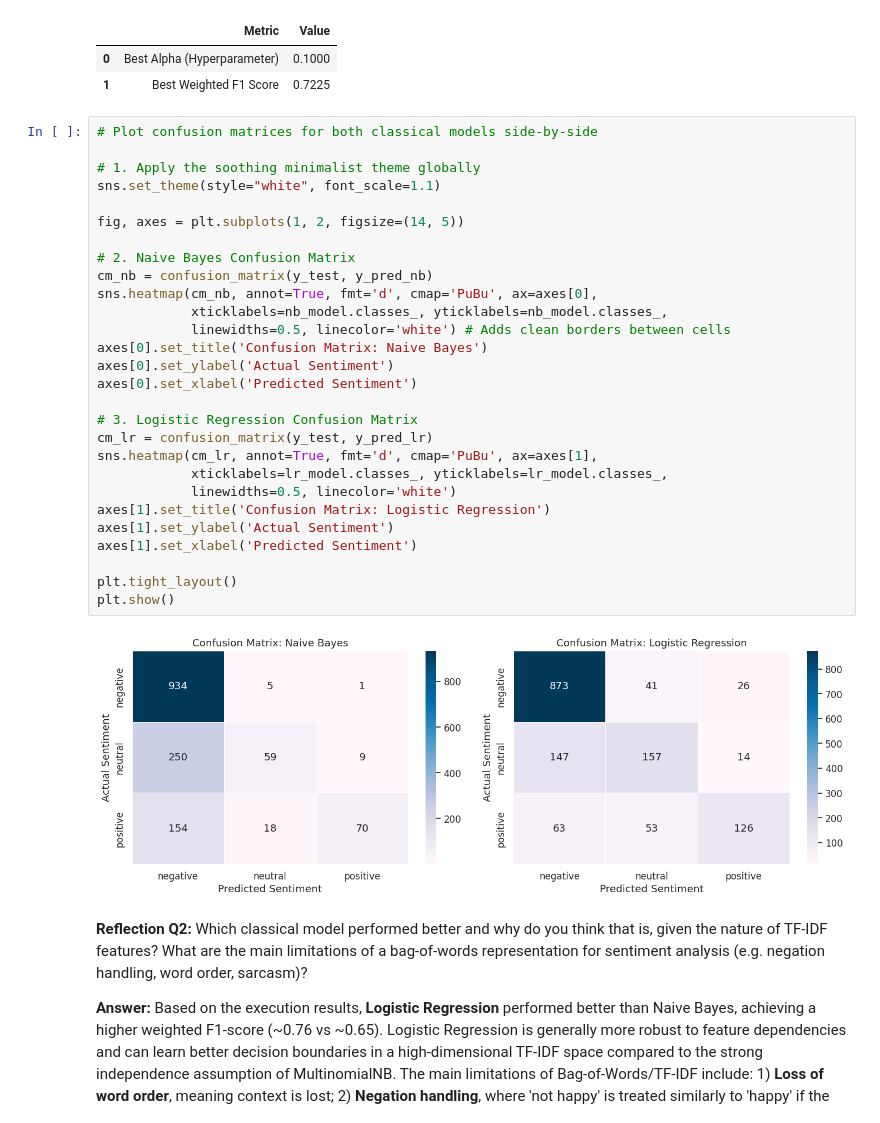
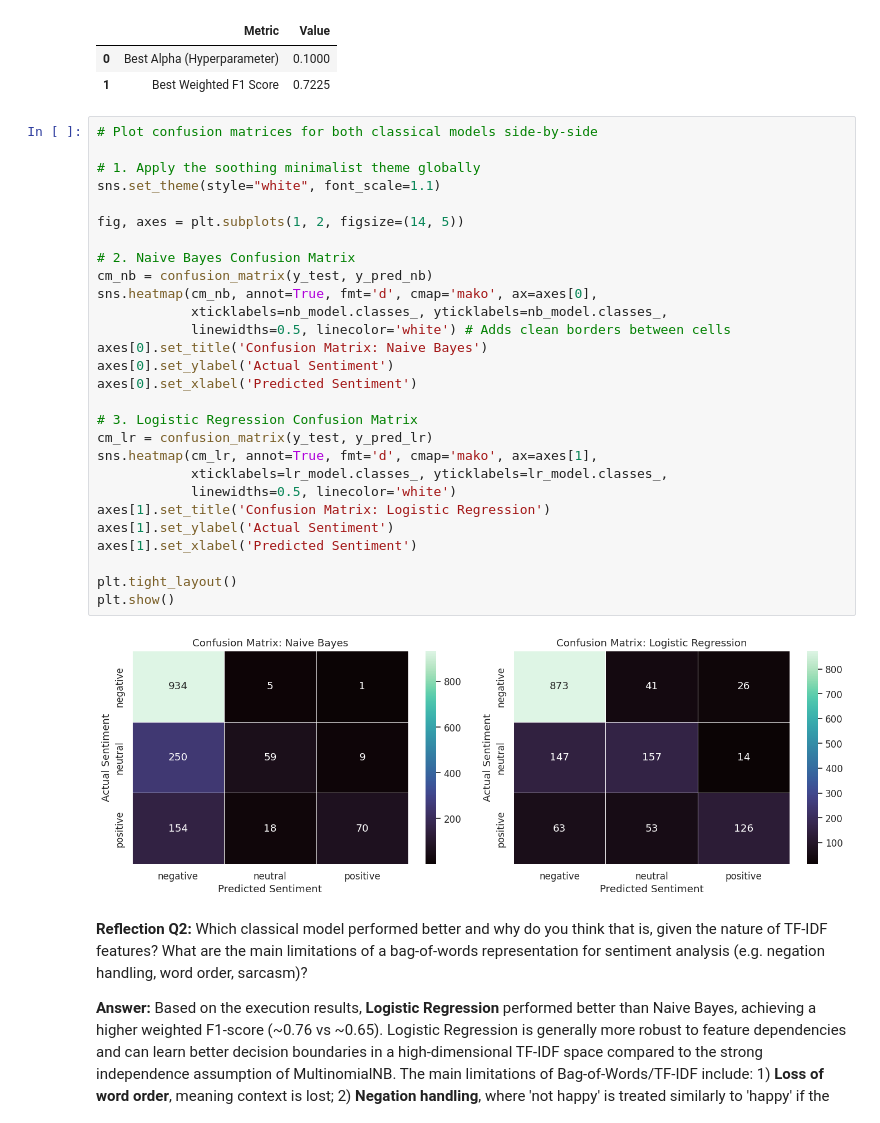
Before and after one commit to AvikRaj/sentiment-analysis-airtravel, a Jupyter notebook: sentiment-analysis.ipynb, the cells around one changed output. Cells and saved outputs as stored; diff of their text form.

```diff
--- a/sentiment-analysis.ipynb
+++ b/sentiment-analysis.ipynb
@@ -507,33 +545,33 @@ display(grid_results_df)
 # %%
 # Plot confusion matrices for both classical models side-by-side
 
 # 1. Apply the soothing minimalist theme globally
 sns.set_theme(style="white", font_scale=1.1)
 
 fig, axes = plt.subplots(1, 2, figsize=(14, 5))
 
 # 2. Naive Bayes Confusion Matrix
 cm_nb = confusion_matrix(y_test, y_pred_nb)
-sns.heatmap(cm_nb, annot=True, fmt='d', cmap='PuBu', ax=axes[0],
+sns.heatmap(cm_nb, annot=True, fmt='d', cmap='mako', ax=axes[0],
             xticklabels=nb_model.classes_, yticklabels=nb_model.classes_,
             linewidths=0.5, linecolor='white') # Adds clean borders between cells
 axes[0].set_title('Confusion Matrix: Naive Bayes')
 axes[0].set_ylabel('Actual Sentiment')
 axes[0].set_xlabel('Predicted Sentiment')
 
 # 3. Logistic Regression Confusion Matrix
 cm_lr = confusion_matrix(y_test, y_pred_lr)
-sns.heatmap(cm_lr, annot=True, fmt='d', cmap='PuBu', ax=axes[1],
+sns.heatmap(cm_lr, annot=True, fmt='d', cmap='mako', ax=axes[1],
             xticklabels=lr_model.classes_, yticklabels=lr_model.classes_,
             linewidths=0.5, linecolor='white')
 axes[1].set_title('Confusion Matrix: Logistic Regression')
 axes[1].set_ylabel('Actual Sentiment')
 axes[1].set_xlabel('Predicted Sentiment')
 
 plt.tight_layout()
 plt.show()
 # %% [output]
-[figure, old version]
+[figure, new version]
 # %% [markdown]
 **Reflection Q2:** Which classical model performed better and why do you think that is, given the nature of TF-IDF features? What are the main limitations of a bag-of-words representation for sentiment analysis (e.g. negation handling, word order, sarcasm)?
 
```
Also changed, not shown: parts of 5 cells of this notebook.
